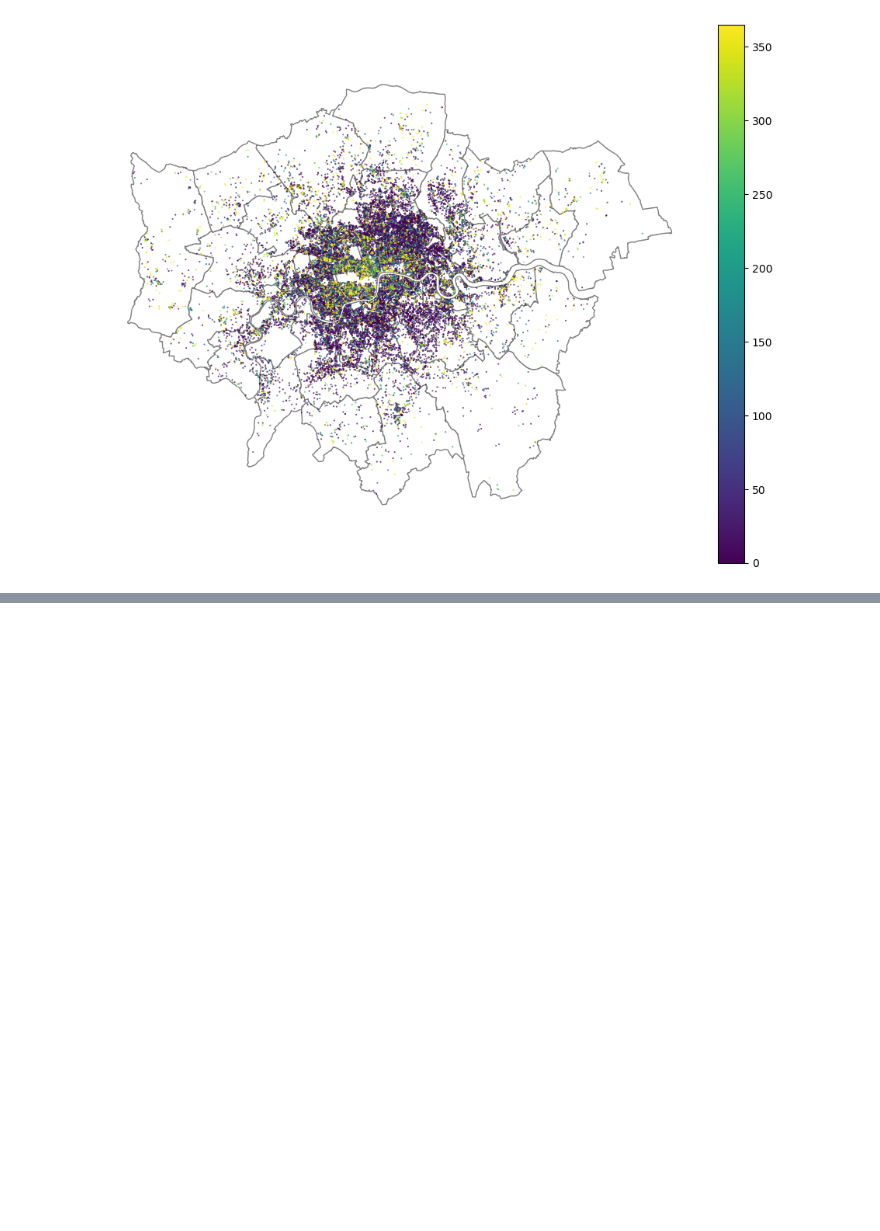
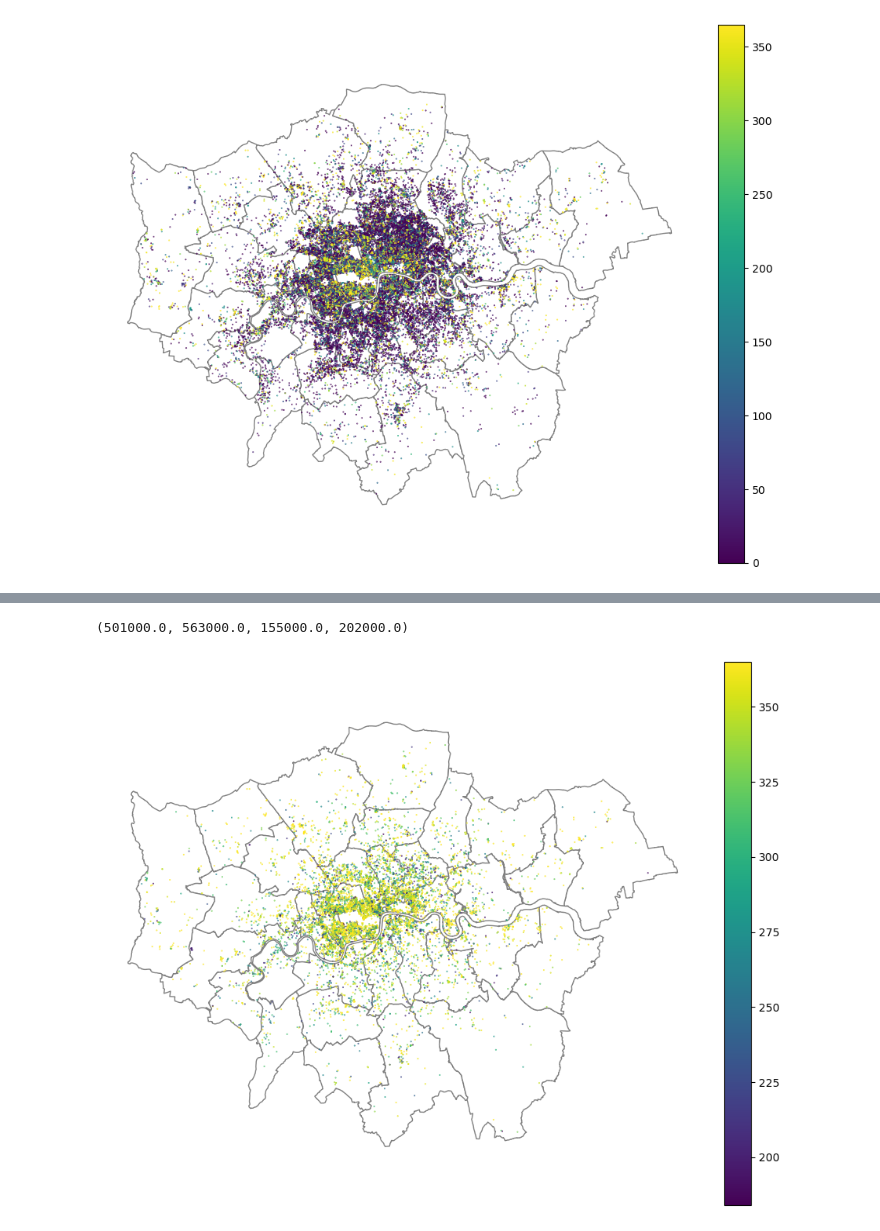
Before and after one commit to signesw/i2p_coursework, a Jupyter notebook: Data_Led_Policy_or_Marketing_Brief.ipynb, the cells around one changed output, grey strips where cells are left out. Drawn from its saved outputs; the diff is of its cells as text; code cells hidden in the pictures; blank space fills up the shorter version.

```diff
--- a/Data_Led_Policy_or_Marketing_Brief.ipynb
+++ b/Data_Led_Policy_or_Marketing_Brief.ipynb
@@ -229,7 +236,6 @@ Listings data frame is now 76,408 x 17
 # %%
 #Create a bar plot
 fig, ax, plt.subplots(1,1, figsize=(6,4))
-plt.style.use('seaborn-colorblind')
 ax= plt.bar(roomtype.index,roomtype.room_type, color=['red', 'blue', 'orange'])
 # %% [output]
 [figure]
@@ -299,0 +322,5 @@ plt.axis('off')
+# %%
+highavailability= entireHomes[entireHomes.availability_365 > 183]
+print(f"Listings data frame is now {highavailability.shape[0]:,} x {highavailability.shape[1]}")
+
+highavailability.head()
@@ -299,0 +337,14 @@ plt.axis('off')
+# %%
+fig, ax = plt.subplots(1,1, figsize=(12,9))
+
+# Plot both to the same axes
+London.plot(ax=ax,edgecolor="gray", facecolor="white", linewidth=1)
+highavailability.plot(ax=ax,column="availability_365", alpha=0.9, markersize=0.2,legend=True)
+
+# Set the limits
+ax.set_xlim(501000,563000)
+ax.set_ylim(155000,202000)
+plt.axis('off')
+# %% [output]
+(501000.0, 563000.0, 155000.0, 202000.0)
+[figure, added]
```
Also changed, not shown: parts of 14 cells of this notebook.
